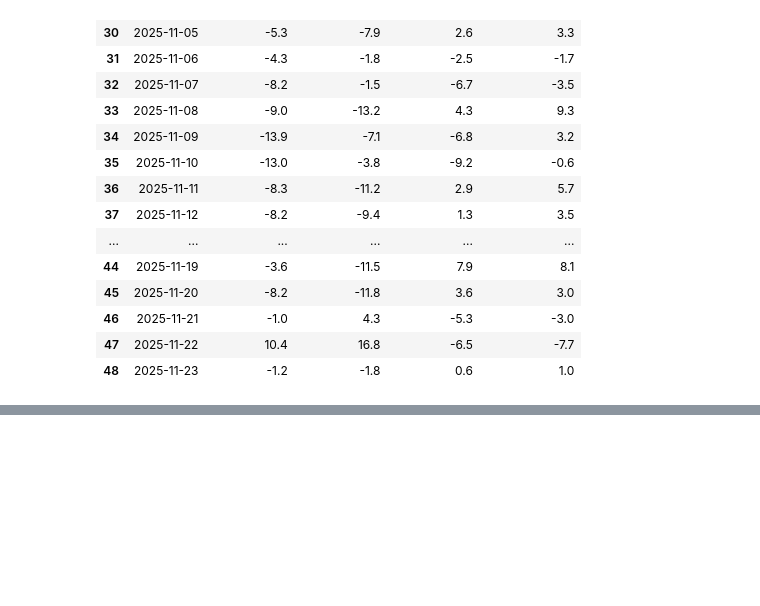
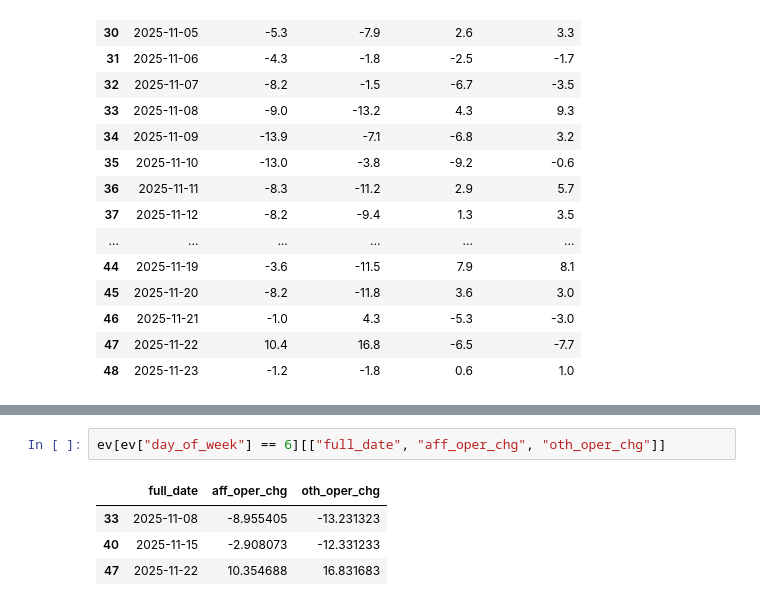
Before and after one commit to Mohamadyounes32/air-traffic-platform, a Jupyter notebook: notebooks/03_event_study.ipynb, the cells around one changed output, grey strips where cells are left out. Drawn from its saved outputs; the diff is of its cells as text; blank space fills up the shorter version.

```diff
--- a/notebooks/03_event_study.ipynb
+++ b/notebooks/03_event_study.ipynb
@@ -321,0 +351,7 @@ ev[["full_date", "aff_oper_chg", "oth_oper_chg", "net_oper_chg", "net_sched_chg"
+# %%
+ev[ev["day_of_week"] == 6][["full_date", "aff_oper_chg", "oth_oper_chg"]]
+# %% [output]
+|  | full_date | aff_oper_chg | oth_oper_chg |
+| 33 | 2025-11-08 | -8.955405 | -13.231323 |
+| 40 | 2025-11-15 | -2.908073 | -12.331233 |
+| 47 | 2025-11-22 | 10.354688 | 16.831683 |
```
Also changed, not shown: parts of 1 cell of this notebook, 6 other files.
